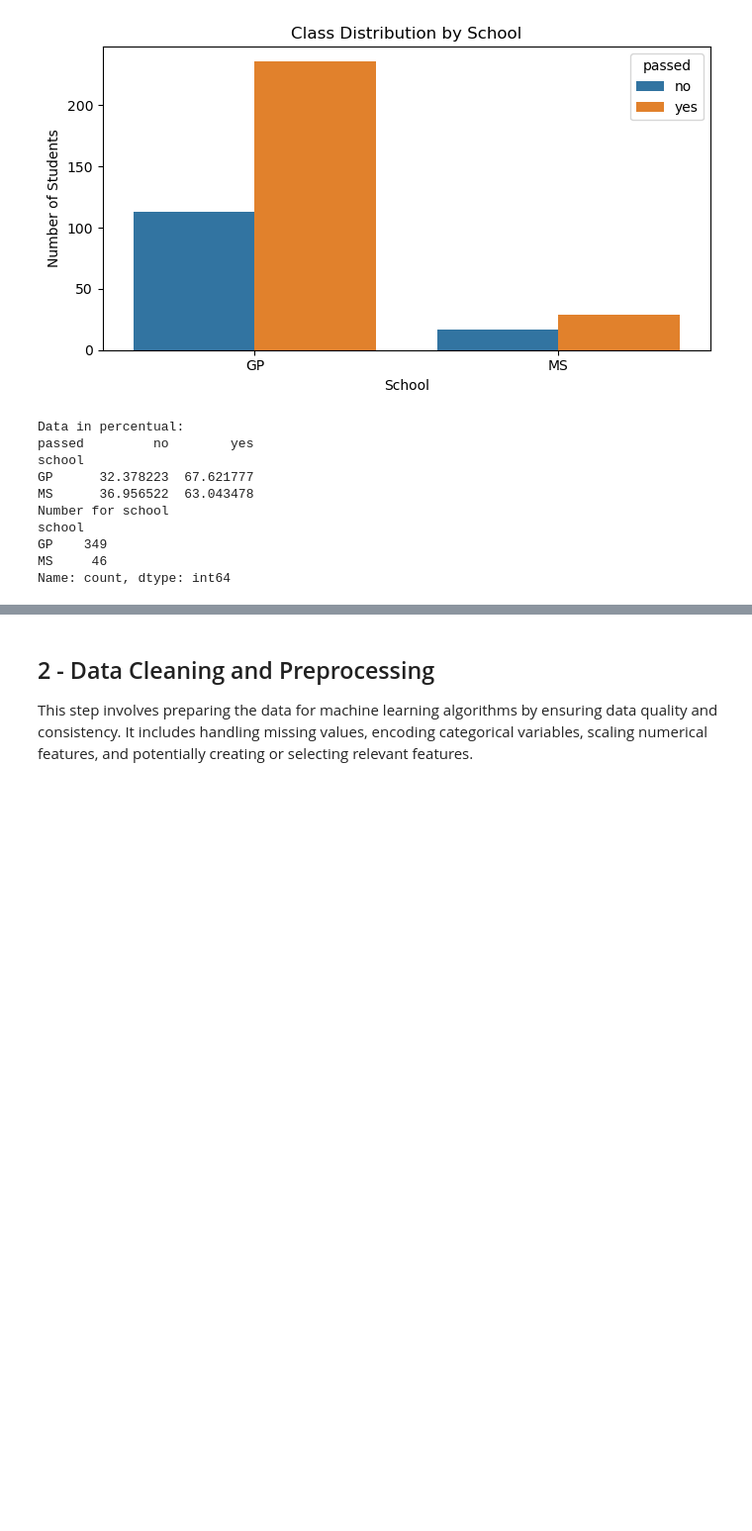
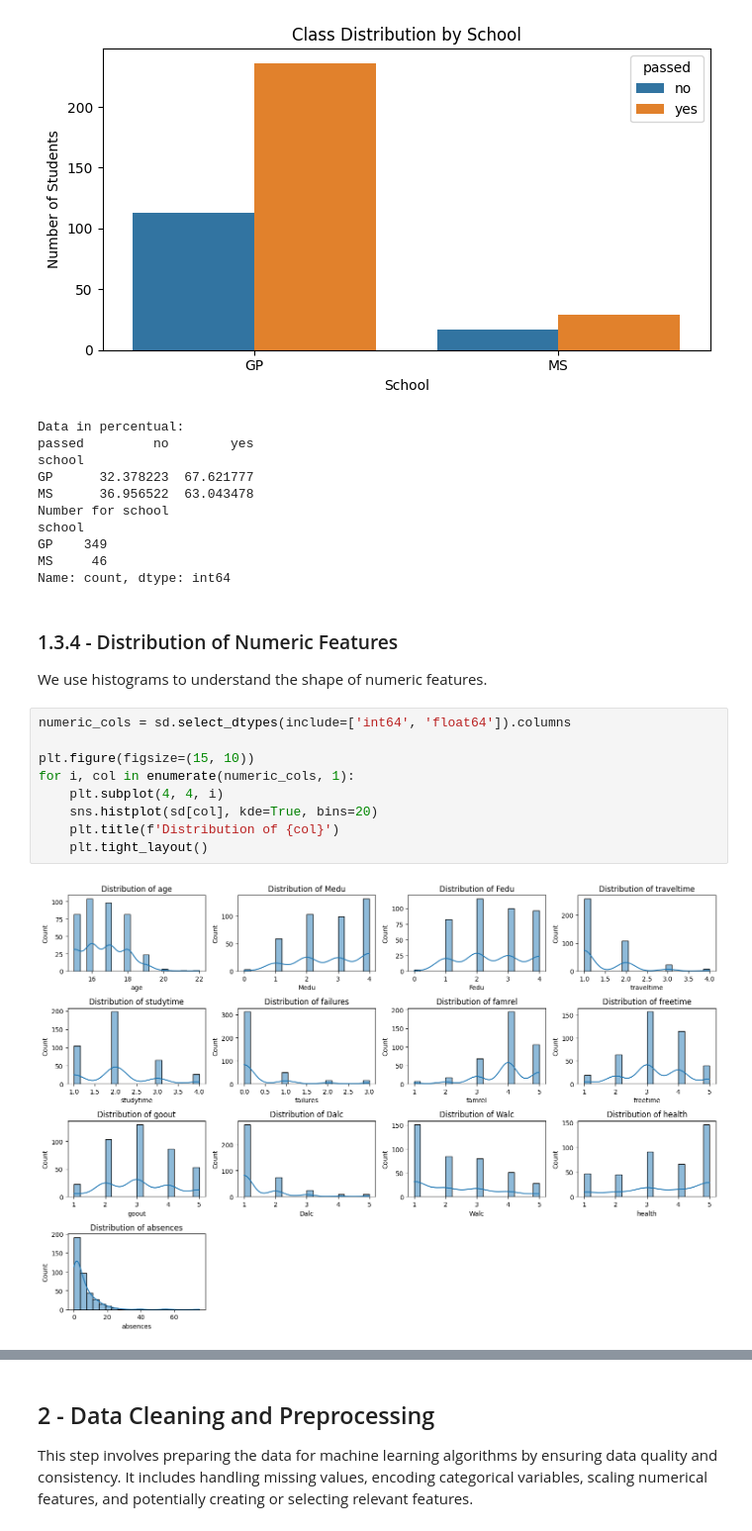
Before and after one commit to amandacalu/TP2_EIACD, a Jupyter notebook: TP2_EIACD.ipynb, the cells around one changed output, grey strips where cells are left out. Shown: that part at 99% size. Cells and saved outputs as stored; diff of their text form; blank space fills up the shorter version.

```diff
--- a/TP2_EIACD.ipynb
+++ b/TP2_EIACD.ipynb
@@ -238,3 +255,18 @@ school
 GP    349
 MS     46
 Name: count, dtype: int64
+# %% [markdown]
+### 1.3.4 - Distribution of Numeric Features
+
+We use histograms to understand the shape of numeric features.
+# %%
+numeric_cols = sd.select_dtypes(include=['int64', 'float64']).columns
+
+plt.figure(figsize=(15, 10))
+for i, col in enumerate(numeric_cols, 1):
+    plt.subplot(4, 4, i)
+    sns.histplot(sd[col], kde=True, bins=20)
+    plt.title(f'Distribution of {col}')
+    plt.tight_layout()
+# %% [output]
+[figure, added]
```
Also changed, not shown: parts of 13 cells of this notebook.
